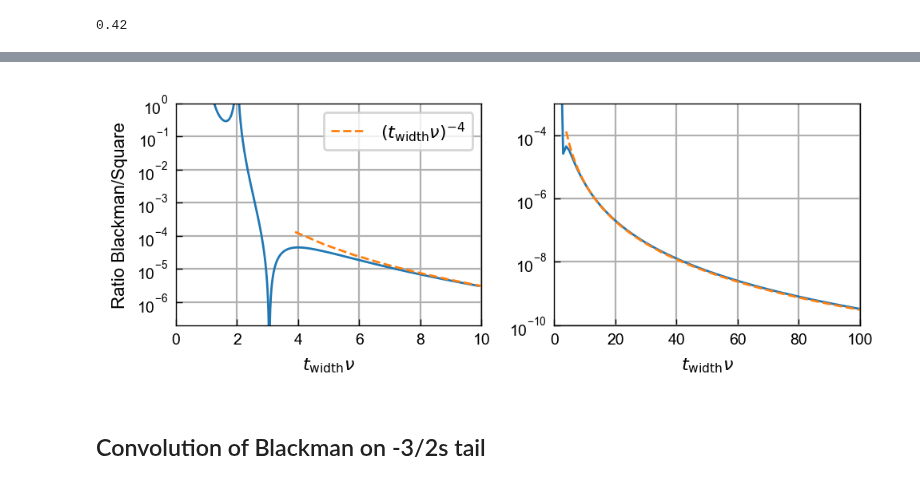
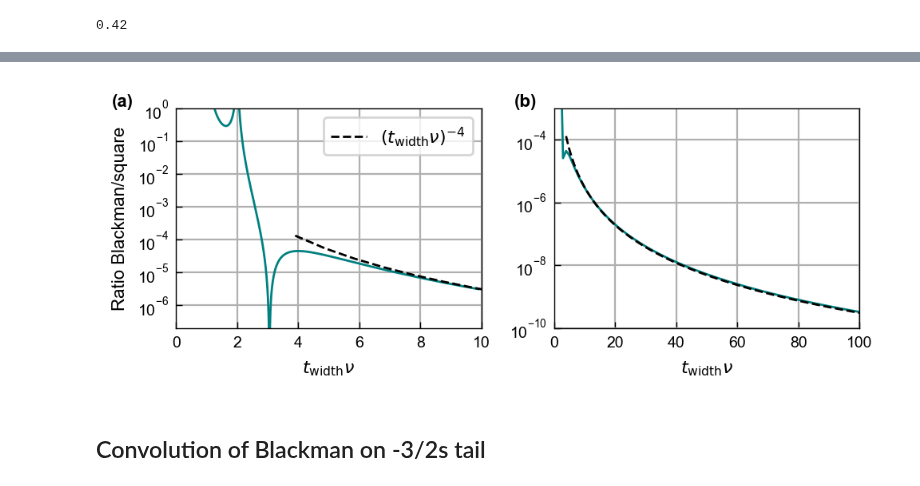
Before and after one commit to colinjdale/ChiPyLab, a Jupyter notebook: examples/plot_blackman_envelope.ipynb, the cells around one changed output, grey strips where cells are left out. Cells and saved outputs as stored; diff of their text form; code cells hidden in the pictures.

```diff
--- a/examples/plot_blackman_envelope.ipynb
+++ b/examples/plot_blackman_envelope.ipynb
@@ -97,34 +99,42 @@ plt.show()
 # %%
 fig, axs = plt.subplots(1, 2, figsize=(5,2))
 
 def ratio_func(det):
     return (blackman_fourier(det, 1))**2/np.sinc(det)**2
 
 ax = axs[0]
 detuning = np.linspace(0.9, 9.9, 1000)
-ax.plot(detuning, ratio_func(detuning))
+ax.plot(detuning, ratio_func(detuning), color='teal')
 detuning = np.linspace(3.9, 99.9, 100)
-ax.plot(detuning, detuning**(-4)/33, '--', label=r'$(t_\mathrm{width} \nu)^{-4}$')
+ax.plot(detuning, detuning**(-4)/33, '--', label=r'$(t_\mathrm{width} \nu)^{-4}$', color='k')
 ax.grid(True)
-ax.set(xlabel=r"$t_\mathrm{width} \nu$", ylabel=r"Ratio Blackman/Square",
+ax.set(xlabel=r"$t_\mathrm{width} \nu$", ylabel=r"Ratio Blackman/square",
        yscale='log', ylim=(2e-7, 1), xlim=(0, 10))
 ax.minorticks_off()
 ax.legend()
 
 ax = axs[1]
 detuning = np.linspace(0.9, 99.9, 100)
-ax.plot(detuning, ratio_func(detuning))
+ax.plot(detuning, ratio_func(detuning), color='teal')
 detuning = np.linspace(3.9, 99.9, 100)
-ax.plot(detuning, detuning**(-4)/33, '--')
+ax.plot(detuning, detuning**(-4)/33, '--', color='k')
 ax.grid(True)
 ax.set(xlabel=r"$t_\mathrm{width} \nu$", yscale='log', ylim=(1e-10, 1e-3), xlim=(0, 100))
 
 fig.tight_layout()
-fig.savefig("blackman_vs_square_pulse_detuning.pdf")
+
+subplot_labels = ['(a)', '(b)']
+x_offsets = [-0.21, -0.13]
+for ax, label, x_offset in zip(axs, subplot_labels, x_offsets):
+	ax.text(x_offset, 1.01, label, transform=ax.transAxes, fontweight='bold', fontsize=8)
+
+plt.subplots_adjust(top=0.90)
+
+fig.savefig("outputs/blackman_vs_square_pulse_detuning.pdf")
 
 plt.show()
 # %% [output]
-[figure, old version]
+[figure, new version]
 # %% [markdown]
 ## Convolution of Blackman on -3/2s tail
 # %%
```
Also changed, not shown: parts of 20 cells of this notebook, 2 other files.
